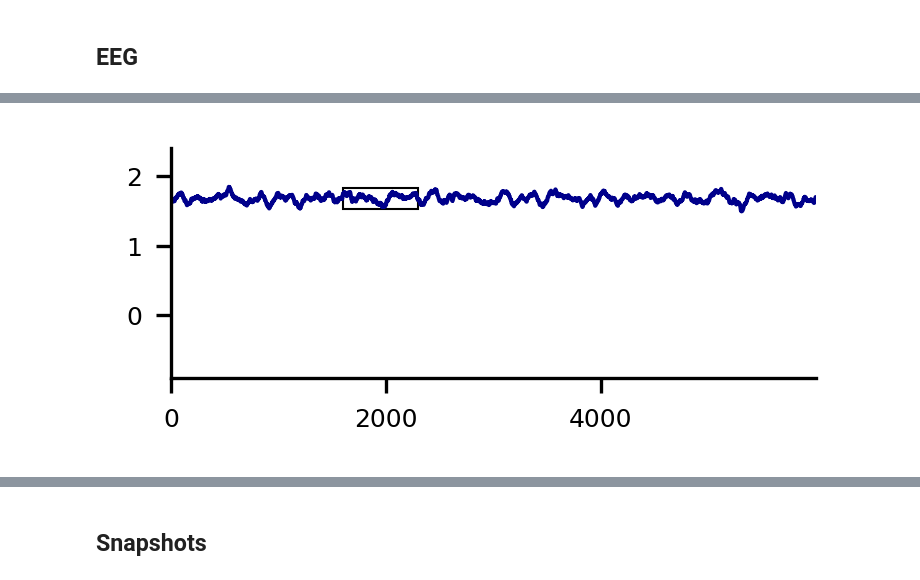
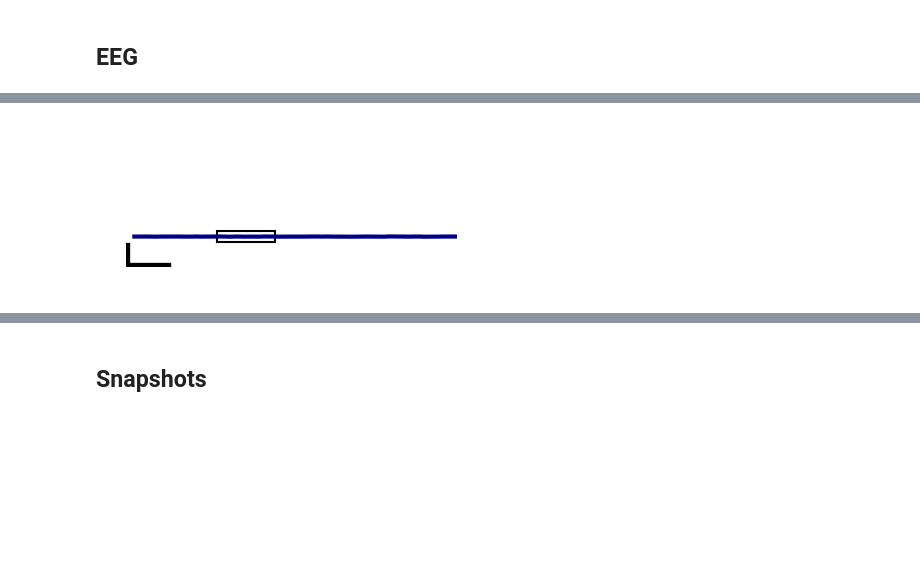
Before and after one commit to Priesemann-Group/perspective_heart_and_brain, a Jupyter notebook: notebooks_figures_paper/FHN_erdos-renyi_toybrain.ipynb, the cells around one changed output, grey strips where cells are left out. Drawn from its saved outputs; the diff is of its cells as text; code cells hidden in the pictures; blank space fills up the shorter version.

```diff
--- a/notebooks_figures_paper/FHN_erdos-renyi_toybrain.ipynb
+++ b/notebooks_figures_paper/FHN_erdos-renyi_toybrain.ipynb
@@ -173,7 +118,7 @@ collective_data = {
     "m=0.05_collective": df_collective_burst,
 }
 inset = {
-    "m=0.005_collective": (5300, 700, 0.3),
-    # "m=0.005_collective": (1300, 700, 0.2),
+    "m=0.005_collective": (7000, 700, 0.2),
+    "m=0.05_collective": None,
 }
 signal_range = [-0.9, 2.4]
@@ -182,48 +125,57 @@ signal_range = [-0.9, 2.4]
+# %%
+scale_time = {
+    'm=0.05_collective': 5740,
+    'm=0.005_collective': 5740,
+    'width': 500
+}
+
+scale_collective = {
+    'time': 5725,
+    'height': 10,
+}
 # %%
-width = 60 * mm
-height = 24 * mm
+from matplotlib.patches import Rectangle
+
+
+width = 28 * mm
+height = 10 * mm
+
+signal_range = [-15, 45.0]
+time_range_small = np.array([5900, 9900])
 
 # iterate over the raster data dictionary
-label='m=0.005_collective'
-df = collective_data[label]
-print(label)
-fig = plt.figure(figsize=(width, height), dpi=300)
-# ax = plt.axes([0., 0., 1., 1.], frameon=False, xticks=[],yticks=[])
-# ax = plt.axes([0., 0., 1., 1.])
-ax = plt.axes([0.065, 0.18, 0.91, 0.81], frameon=True)
-# turn off top and right spines
-ax.spines['top'].set_visible(False)
-ax.spines['right'].set_visible(False)
-# set xticks
-ax.set_xticks([0,2000,4000])
-# set yticks
-ax.set_yticks([0,1,2])
+for (label, df) in collective_data.items():
+    print(label)
+    fig = plt.figure(figsize=(width, height), dpi=300)
+    # left, bottom, width, height
+    ax = plt.axes([0.0, 0.0, 1.0, 1.0], frameon=False, xticks=[],yticks=[])
+    # ax = plt.axes([0., 0., 1., 1.])
 
+    # plot from dataframe time vs signal
+    shift = 100
+    df_plot = df[(df['time'] > time_range_small[0] + shift) & (df['time'] < time_range_small[1])]
+    ax.plot(df_plot['time'], df_plot['collective'], color='darkblue', lw=1)
 
-# plot from dataframe time vs signal
-df_plot = df[(df['time'] > time_range[0]) & (df['time'] < time_range[1])]
-ax.plot(df_plot['time']-time_range[0], df_plot['collective'], color='darkblue', lw=1)
+    # set limits to time range
+    ax.set_xlim(time_range_small)
+    ax.set_ylim(signal_range)
 
-# set limits to time range
-ax.set_xlim(time_range - time_range[0])
-ax.set_ylim(signal_range)
+    # add scale bars
+    ax.plot([time_range_small[0], time_range_small[0]+scale_time['width']], [signal_range[0], signal_range[0]], color='black', lw=2)
+    ax.plot([time_range_small[0], time_range_small[0]], [signal_range[0], signal_range[0]+scale_collective['height']], color='black', lw=2)
 
-# # add scale bars
-# ax.plot([scale_time[label], scale_time[label]+scale_time['width']], [signal_range[0], signal_range[0]], color='black', lw=2)
-# ax.plot([scale_collective['time'], scale_collective['time']], [signal_range[0], signal_range[0]+scale_collective['height']], color='black', lw=1)
+    # add inset box
+    if inset[label] is not None:
+        time, duration, dy = inset[label]
+        mean_y = np.mean(df_plot['collective'])
+        # draw a rectangle
+        dy = 0.1 * (signal_range[1] - signal_range[0])
+        ax.add_patch(Rectangle(xy=(time, mean_y - dy/2), width=duration, height=dy, edgecolor='black', facecolor='none', lw=0.5))
+        # ax.plot([time, time], [mean_y-dy/2, mean_y+dy/2], color='black', lw=1)
 
-# add inset box
-if inset[label] is not None:
-    time, duration, dy = inset[label]
-    mean_y = np.mean(df_plot['collective'])
-    print(time)
-    # draw a rectangle
-    ax.add_patch(Rectangle(xy=(time - time_range[0], mean_y-dy/2), width=duration, height=dy, edgecolor='black', facecolor='none', lw=0.5))
-    # ax.plot([time, time], [mean_y-dy/2, mean_y+dy/2], color='black', lw=1)
+    # set actual size of figure
+    fig.set_size_inches(width, height)
 
-# set actual size of figure
-fig.set_size_inches(width, height)
-
-fig.savefig(path_figures+f"FHN_erdos_renyi_toybrain_{label}.pdf", **savefig_args)
+    fig.savefig(path_figures+f"FHN_erdos_renyi_toybrain_{label}.pdf", **savefig_args)
 # %% [output]
 m=0.005_collective
@@ -231 +183 @@ m=0.005_collective
-[figure, old version]
+[figure, new version]
```
Also changed, not shown: parts of 19 cells of this notebook, 1 other file.
